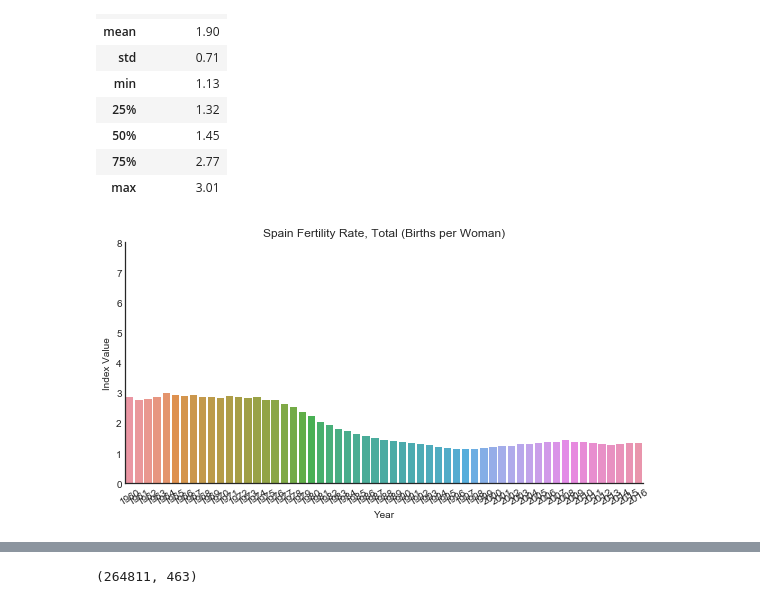
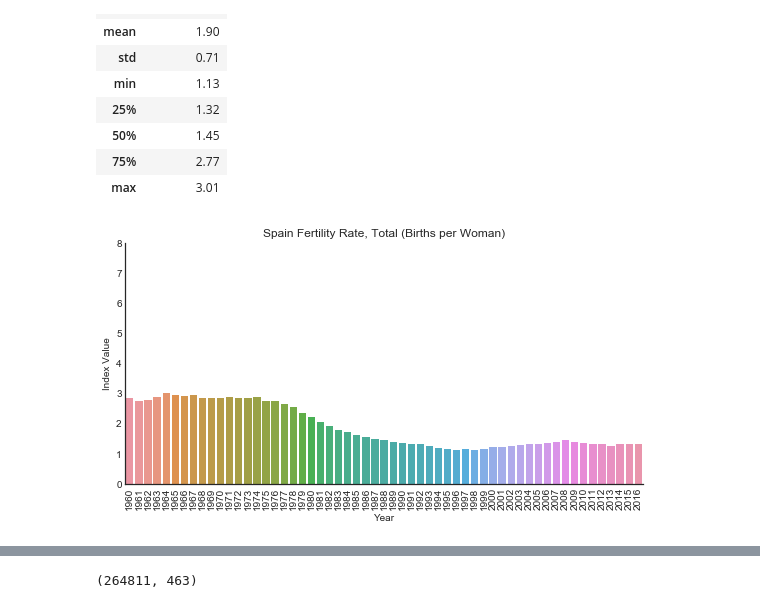
Before and after one commit to milabknowin/Thinkful, a Jupyter notebook: Unsupervised_Learning/Capstone/Global_Fertility_Final_Capstone.ipynb, the cells around one changed output, grey strips where cells are left out. Saved outputs shown, nothing was run; the diff lists cells and outputs as text; code cells hidden in the pictures.

```diff
--- a/Unsupervised_Learning/Capstone/Global_Fertility_Final_Capstone.ipynb
+++ b/Unsupervised_Learning/Capstone/Global_Fertility_Final_Capstone.ipynb
@@ -301,16 +301,16 @@ spain.loc[(spain.Indicator_Code == 'SP.DYN.TFRT.IN')].describe()
 # %%
 # Spain fertility rate, total (births, per woman)
 
 sns.factorplot(x='Year',
                    y= 'Index_Value',
                    data=spain.loc[(spain.Indicator_Code == 'SP.DYN.TFRT.IN')],
                    kind='bar',
                    aspect=2
                    )
-plt.xticks(rotation=30)
+plt.xticks(rotation=90)
 plt.title('Spain Fertility Rate, Total (Births per Woman)')
 plt.ylabel('Index Value')
 plt.ylim(ymax=8.0)
 plt.ylim(ymin=0);
 # %% [output]
-[figure, old version]
+[figure, new version]
```
Also changed, not shown: parts of 34 cells of this notebook.
